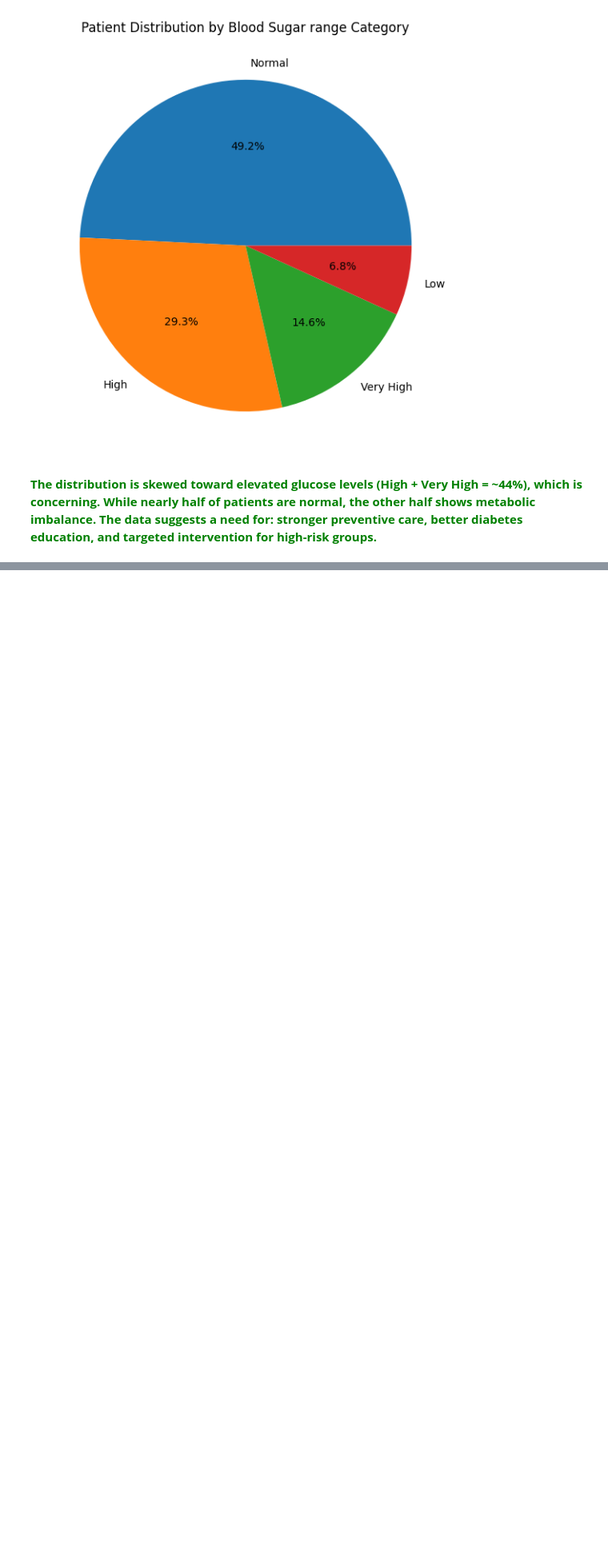
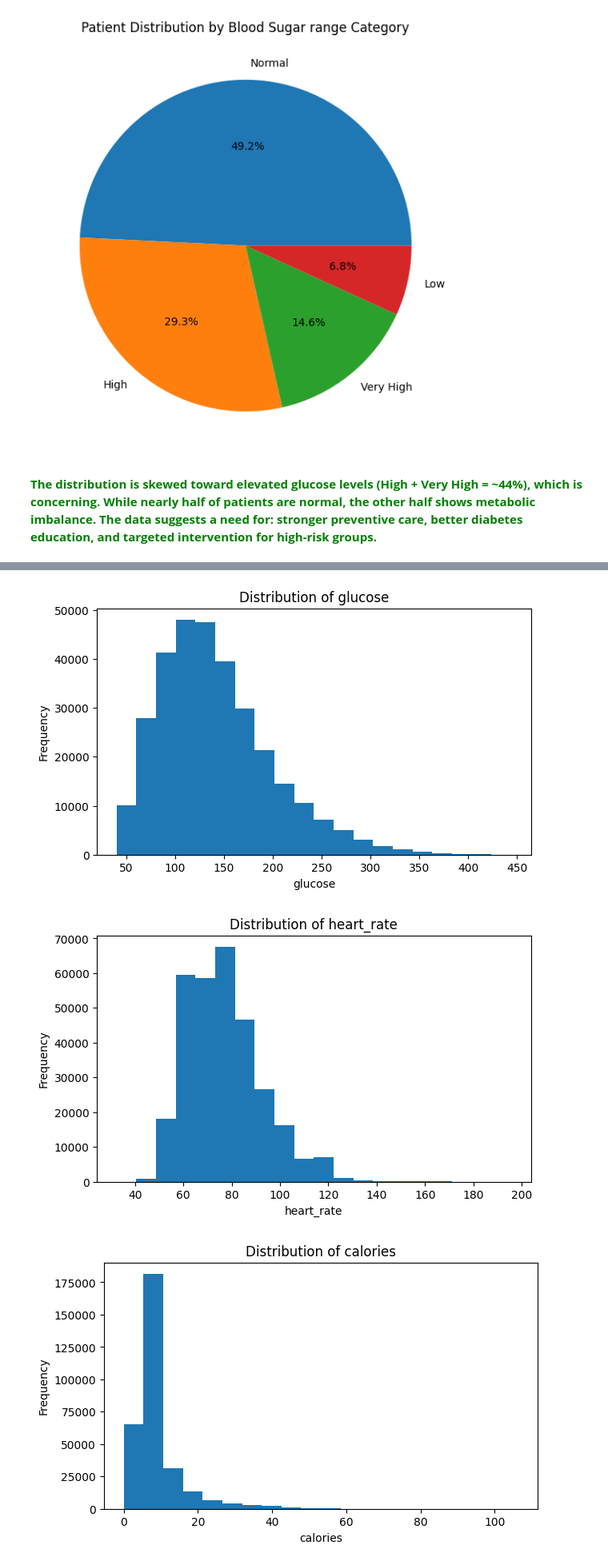
Before and after one commit to PoojaBELURE1724/Team6_DataDynamos_Python-Hackathon_MAY-2026, a Jupyter notebook: Team6_DataDynamos_category2.DescriptiveAnalysis.ipynb, the cells around one changed output, grey strips where cells are left out. Shown at 80% size. Cells and saved outputs as stored; diff of their text form; code cells hidden in the pictures; blank space fills up the shorter version.

```diff
--- a/Team6_DataDynamos_category2.DescriptiveAnalysis.ipynb
+++ b/Team6_DataDynamos_category2.DescriptiveAnalysis.ipynb
@@ -453,0 +470,31 @@ stronger preventive care, better diabetes education, and targeted intervention f
+# %%
+# Key health variables
+variables = [
+    'glucose',
+    'heart_rate',
+    'calories',
+    'steps',
+    'basal_rate',
+    'bolus_volume_delivered',
+    'carb_input',
+    'average_sleep_duration_(hrs)',
+    'sleep_quality_(1-10)',
+    '%_with_sleep_disturbances'
+]
+
+# Create histograms
+for column in variables:
+
+    plt.figure(figsize=(7,4))
+
+    plt.hist(df[column].dropna(), bins=20)
+
+    plt.xlabel(column)
+    plt.ylabel('Frequency')
+    plt.title(f'Distribution of {column}')
+
+    plt.show()
+# %% [output]
+[figure, added]
+[figure, added]
+[figure, added]
```
Also changed, not shown: parts of 4 cells of this notebook.
